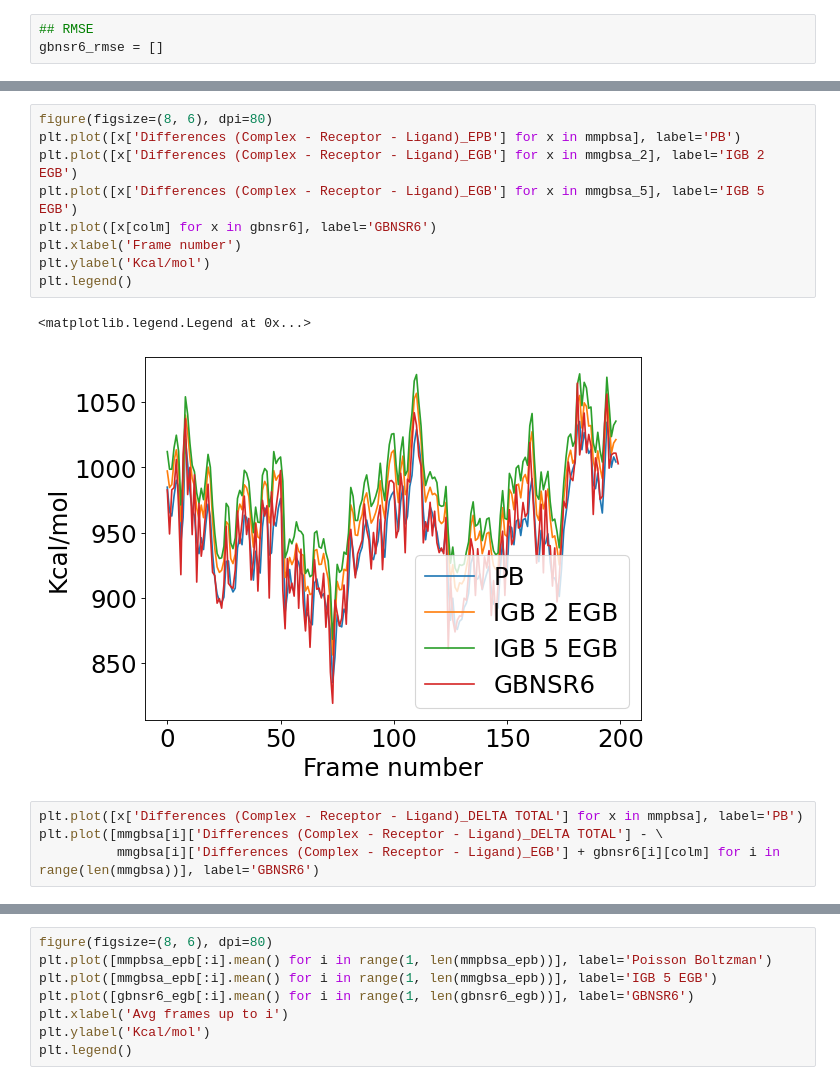
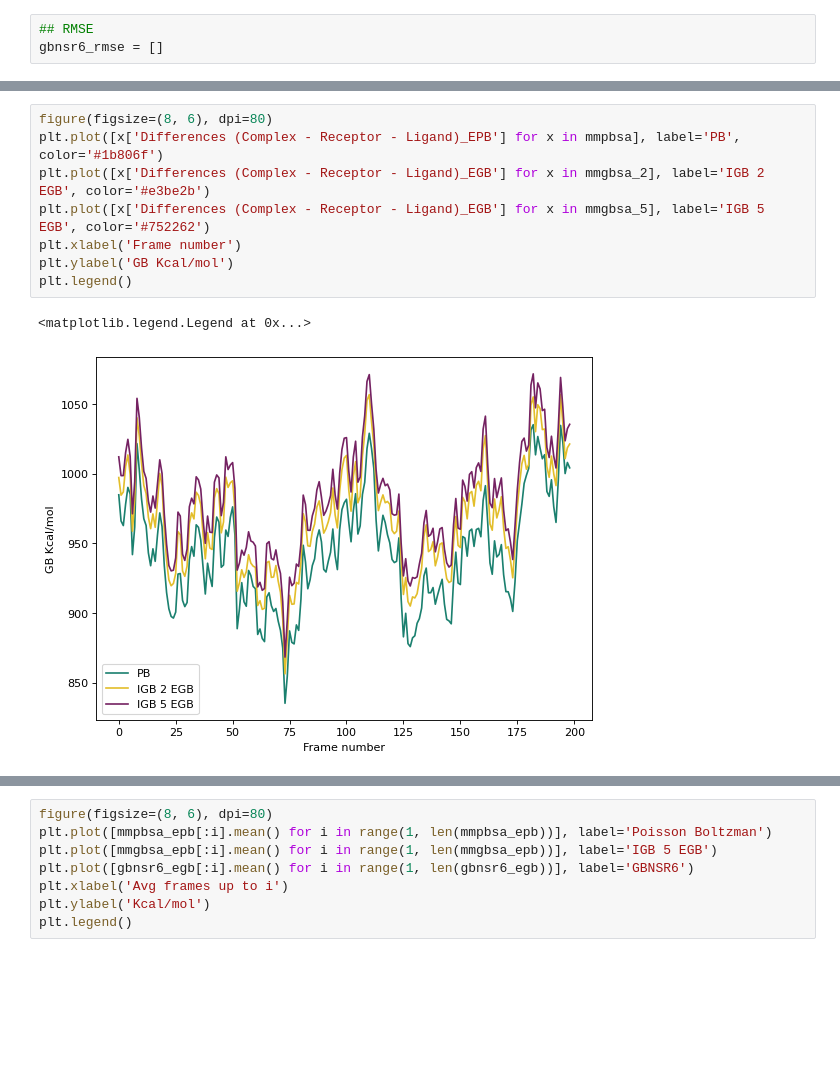
Before and after one commit to aicam/GBNSR6_py_testcase, a Jupyter notebook: Result_Evaluation.ipynb, the cells around one changed output, grey strips where cells are left out. Saved outputs shown, nothing was run; the diff lists cells and outputs as text; blank space fills up the shorter version.

```diff
--- a/Result_Evaluation.ipynb
+++ b/Result_Evaluation.ipynb
@@ -94,18 +81,13 @@ plt.legend()
 # %%
 figure(figsize=(8, 6), dpi=80)
-plt.plot([x['Differences (Complex - Receptor - Ligand)_EPB'] for x in mmpbsa], label='PB')
-plt.plot([x['Differences (Complex - Receptor - Ligand)_EGB'] for x in mmgbsa_2], label='IGB 2 EGB')
-plt.plot([x['Differences (Complex - Receptor - Ligand)_EGB'] for x in mmgbsa_5], label='IGB 5 EGB')
-plt.plot([x[colm] for x in gbnsr6], label='GBNSR6')
+plt.plot([x['Differences (Complex - Receptor - Ligand)_EPB'] for x in mmpbsa], label='PB', color='#1b806f')
+plt.plot([x['Differences (Complex - Receptor - Ligand)_EGB'] for x in mmgbsa_2], label='IGB 2 EGB', color='#e3be2b')
+plt.plot([x['Differences (Complex - Receptor - Ligand)_EGB'] for x in mmgbsa_5], label='IGB 5 EGB', color='#752262')
 plt.xlabel('Frame number')
-plt.ylabel('Kcal/mol')
+plt.ylabel('GB Kcal/mol')
 plt.legend()
 # %% [output]
 <matplotlib.legend.Legend at 0x...>
-[figure, old version]
+[figure, new version]
-# %%
-plt.plot([x['Differences (Complex - Receptor - Ligand)_DELTA TOTAL'] for x in mmpbsa], label='PB')
-plt.plot([mmgbsa[i]['Differences (Complex - Receptor - Ligand)_DELTA TOTAL'] - \
-          mmgbsa[i]['Differences (Complex - Receptor - Ligand)_EGB'] + gbnsr6[i][colm] for i in range(len(mmgbsa))], label='GBNSR6')
 # %%
 figure(figsize=(8, 6), dpi=80)
```
Also changed, not shown: parts of 32 cells of this notebook.
